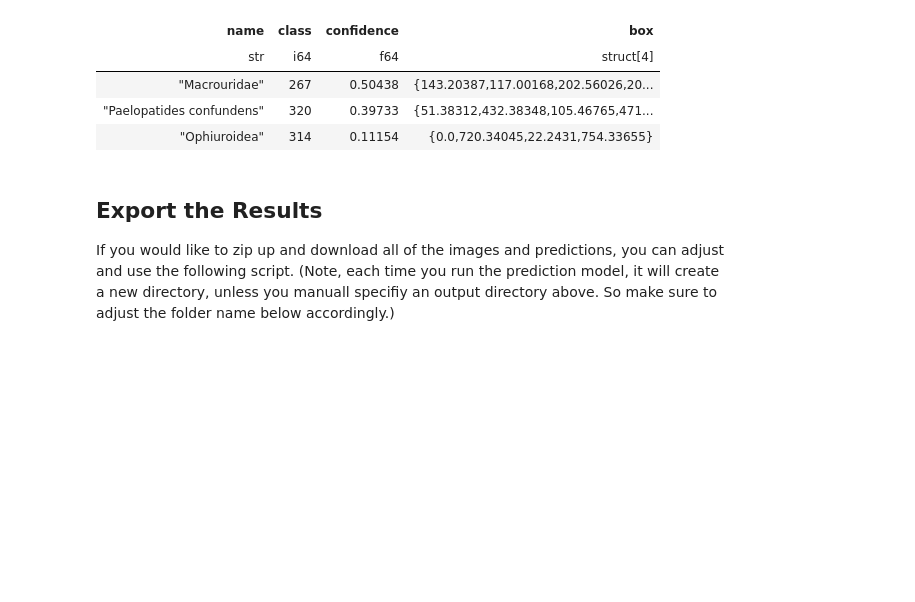
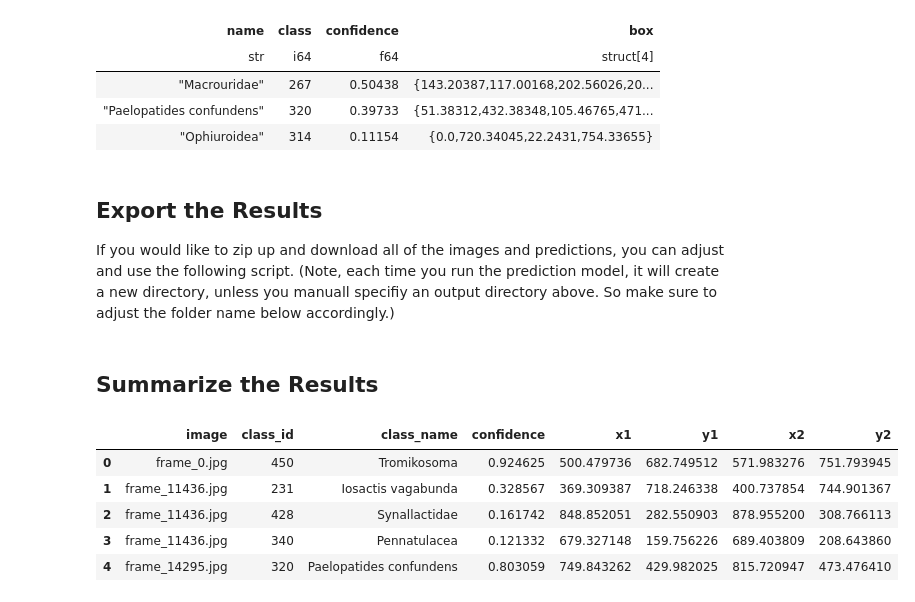
Before and after one commit to embark-cybertraining/embark-scratch-notebooks, a Jupyter notebook: session_5_yolo/Yolo Test 2026-06.ipynb, the cells around one changed output. Cells and saved outputs as stored; diff of their text form; code cells hidden in the pictures; blank space fills up the shorter version.

```diff
--- a/session_5_yolo/Yolo Test 2026-06.ipynb
+++ b/session_5_yolo/Yolo Test 2026-06.ipynb
@@ -231,3 +231,40 @@ If you would like to zip up and download all of the images and predictions, you
 # additional_file_url = "https://huggingface.co/FathomNet/MBARI-315k-yolov8/resolve/main/config.yaml?download=true"
 # output_zip = "315k.zip"
 # zip_folders_and_file(folders_to_zip, additional_file_url, output_zip)
+# %% [markdown]
+## Summarize the Results
+# %%
+from pathlib import Path
+import pandas as pd
+
+rows = []
+for result in results:
+    image_name = Path(result.path).name if getattr(result, 'path', None) else 'unknown'
+    boxes = result.boxes
+
+    if boxes is None or len(boxes) == 0:
+        continue
+
+    for i in range(len(boxes)):
+        class_id = int(boxes.cls[i])
+        rows.append({
+            'image': image_name,
+            'class_id': class_id,
+            'class_name': result.names[class_id],
+            'confidence': float(boxes.conf[i]),
+            'x1': float(boxes.xyxy[i][0]),
+            'y1': float(boxes.xyxy[i][1]),
+            'x2': float(boxes.xyxy[i][2]),
+            'y2': float(boxes.xyxy[i][3]),
+        })
+
+detection_df = pd.DataFrame(rows)
+# %%
+detection_df.head()
+# %% [output]
+|  | image | class_id | class_name | confidence | x1 | y1 | x2 | y2 |
+| 0 | frame_0.jpg | 450 | Tromikosoma | 0.924625 | 500.479736 | 682.749512 | 571.983276 | 751.793945 |
+| 1 | frame_11436.jpg | 231 | Iosactis vagabunda | 0.328567 | 369.309387 | 718.246338 | 400.737854 | 744.901367 |
+| 2 | frame_11436.jpg | 428 | Synallactidae | 0.161742 | 848.852051 | 282.550903 | 878.955200 | 308.766113 |
+| 3 | frame_11436.jpg | 340 | Pennatulacea | 0.121332 | 679.327148 | 159.756226 | 689.403809 | 208.643860 |
+| 4 | frame_14295.jpg | 320 | Paelopatides confundens | 0.803059 | 749.843262 | 429.982025 | 815.720947 | 473.476410 |
```
Also changed, not shown: parts of 3 cells of this notebook, 2 other files.
